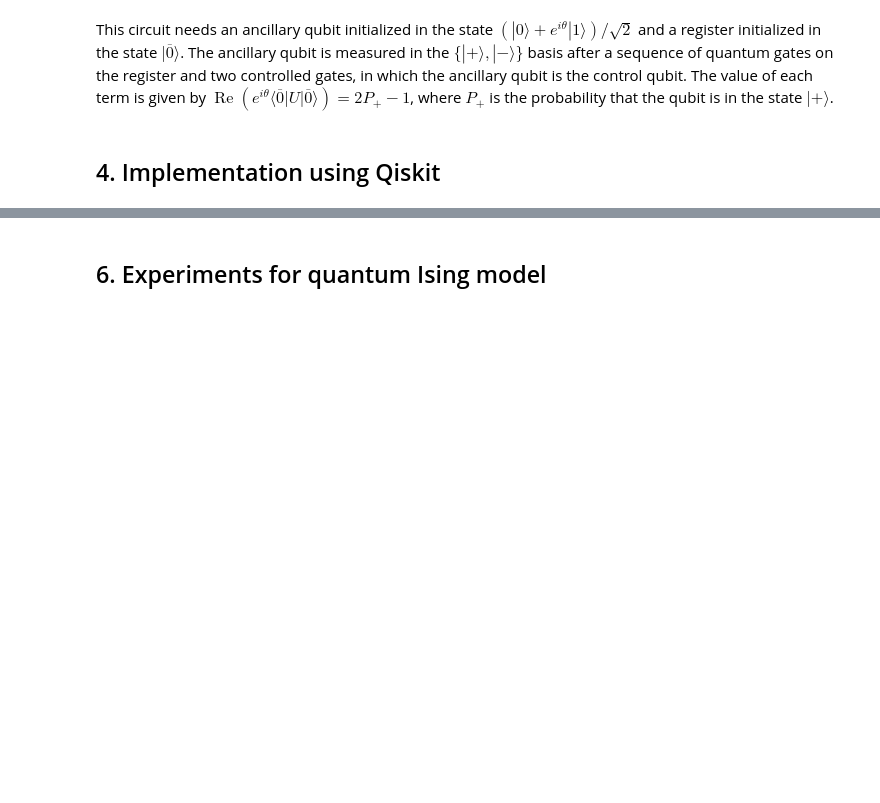
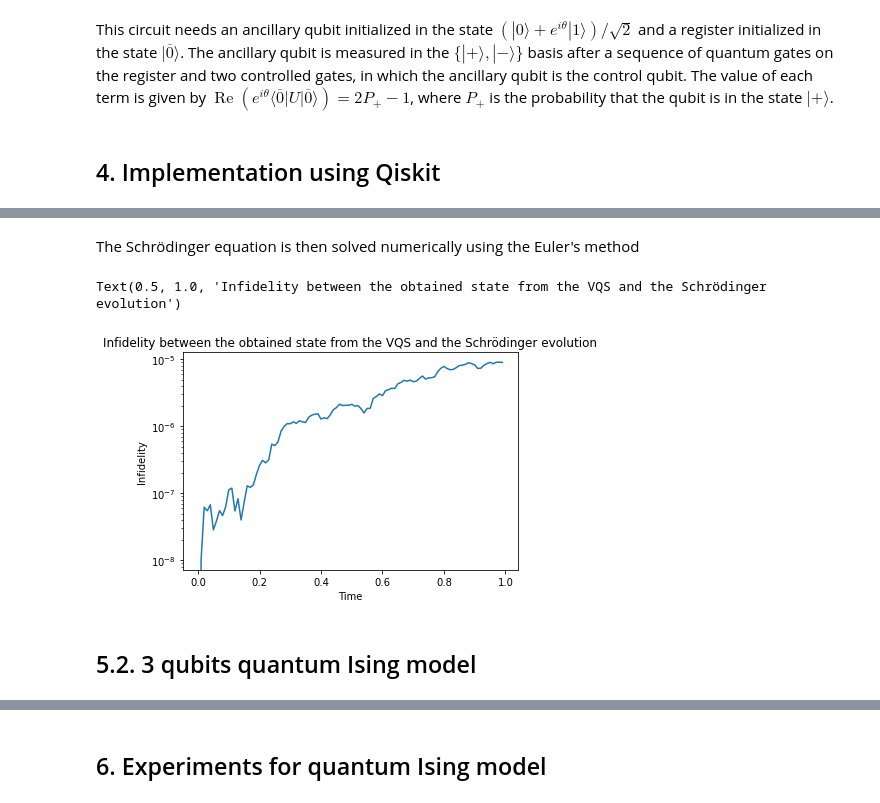
Before and after one commit to lezav/variational_quantum_simulation, a Jupyter notebook: Tutorial.ipynb, the cells around one changed output, grey strips where cells are left out. Saved outputs shown, nothing was run; the diff lists cells and outputs as text; code cells hidden in the pictures; blank space fills up the shorter version.

```diff
--- a/Tutorial.ipynb
+++ b/Tutorial.ipynb
@@ -106,0 +210,29 @@ This circuit needs an ancillary qubit initialized in the state $\left(|0\rangle+
+# %%
+initial_state_s = state_from_parameters(params_init, ops, fs, ini_state)
+# %% [markdown]
+The Schrödinger equation is then solved numerically using the Euler's method
+# %%
+# Solve the schrodinger equation numerically
+
+schrodinger = define_schrodinger_ode(opsH, hs)
+numeric_evolution = euler(schrodinger, initial_state_s, dt, Nt)
+# %%
+# From params to the state psi(lambda)
+
+psi_lambda_t = [state_from_parameters(lambda_k_t[t], ops, fs, ini_state) for t in range(Nt)]
+
+
+# Calculate infidelity from the circuit vqs with the schrodinger equation solution using matrix exponentiation
+
+inf_array = [state_infidelity(numeric_evolution[t], psi_lambda_t[t]) for t in range(Nt)]
+
+plt.plot(dt*np.arange(Nt), inf_array)
+plt.xlabel("Time")
+plt.ylabel("Infidelity")
+plt.yscale("log")
+plt.title("Infidelity between the obtained state from the VQS and the Schrödinger evolution")
+# %% [output]
+Text(0.5, 1.0, 'Infidelity between the obtained state from the VQS and the Schrödinger evolution')
+[figure, added]
+# %% [markdown]
+## 5.2. 3 qubits quantum Ising model
```
Also changed, not shown: parts of 24 cells of this notebook.
